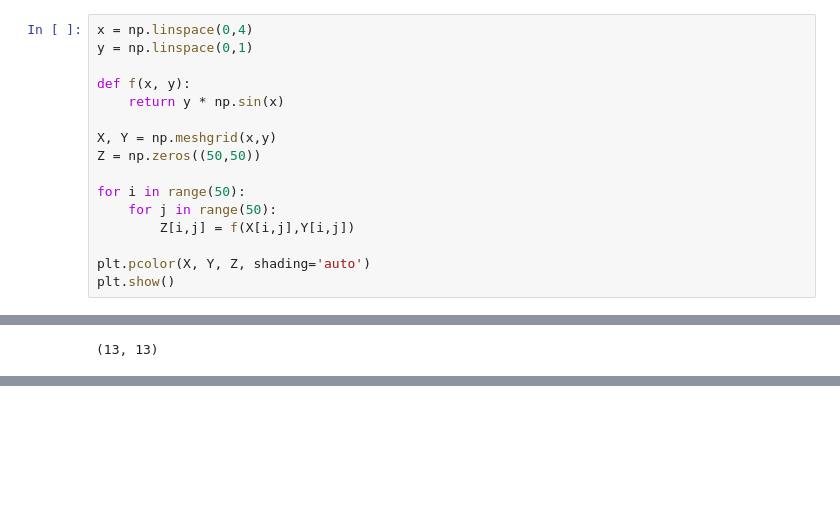
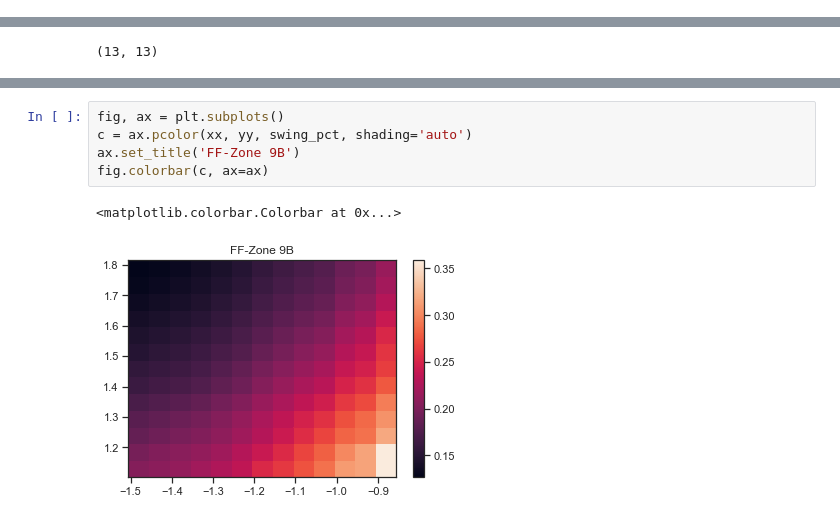
Before and after one commit to everwitt7/PitcherPolicy, a Jupyter notebook: data-cleaning/visualizing-cutoffs/find_obv_cutoffs.ipynb, the cells around one changed output, grey strips where cells are left out. Cells and saved outputs as stored; diff of their text form; blank space fills up the shorter version.

Commit message:
adding a heat map of zone 9b swing/take% to figure out obv_zone cutoff

```diff
--- a/data-cleaning/visualizing-cutoffs/find_obv_cutoffs.ipynb
+++ b/data-cleaning/visualizing-cutoffs/find_obv_cutoffs.ipynb
@@ -196,19 +196,3 @@ plt.show()
 #now we have our coordinates but we need the density
 # Create our own XX, and YY based on coordinates, at XX, YY the density is %swing
 # so filt = (p['px'] < xx) & (p['py'] < yy) => z = p.loc[filt, 'swing'], density = z.sum()/z.count()
-# %%
-x = np.linspace(0,4)
-y = np.linspace(0,1)
-
-def f(x, y):
-    return y * np.sin(x)
-
-X, Y = np.meshgrid(x,y)
-Z = np.zeros((50,50))
-
-for i in range(50):
-    for j in range(50):
-        Z[i,j] = f(X[i,j],Y[i,j])
-
-plt.pcolor(X, Y, Z, shading='auto')
-plt.show()
@@ -298,0 +274,8 @@ plt.show()
+# %%
+fig, ax = plt.subplots()
+c = ax.pcolor(xx, yy, swing_pct, shading='auto')
+ax.set_title('FF-Zone 9B')
+fig.colorbar(c, ax=ax)
+# %% [output]
+<matplotlib.colorbar.Colorbar at 0x...>
+[figure, added]
```
Also changed, not shown: parts of 5 cells of this notebook.
